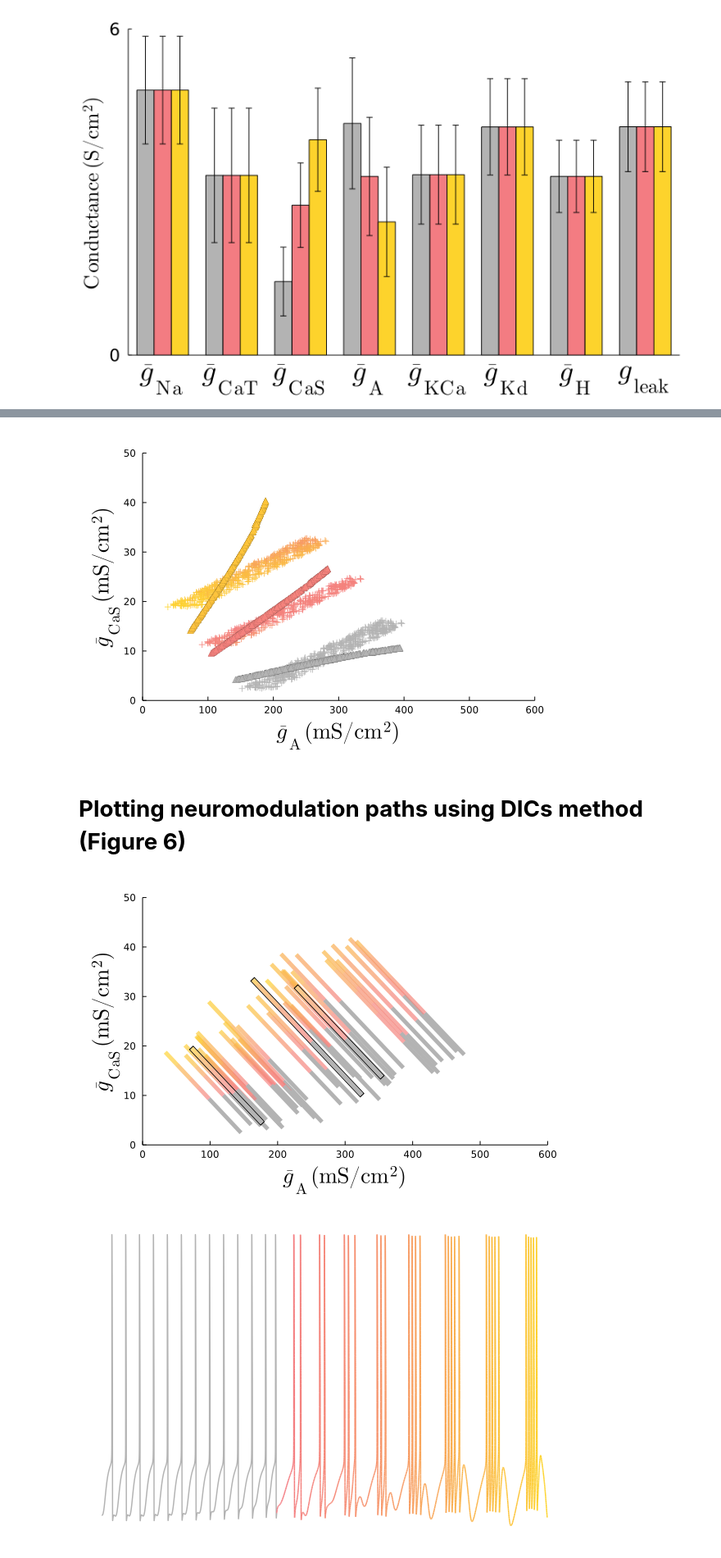
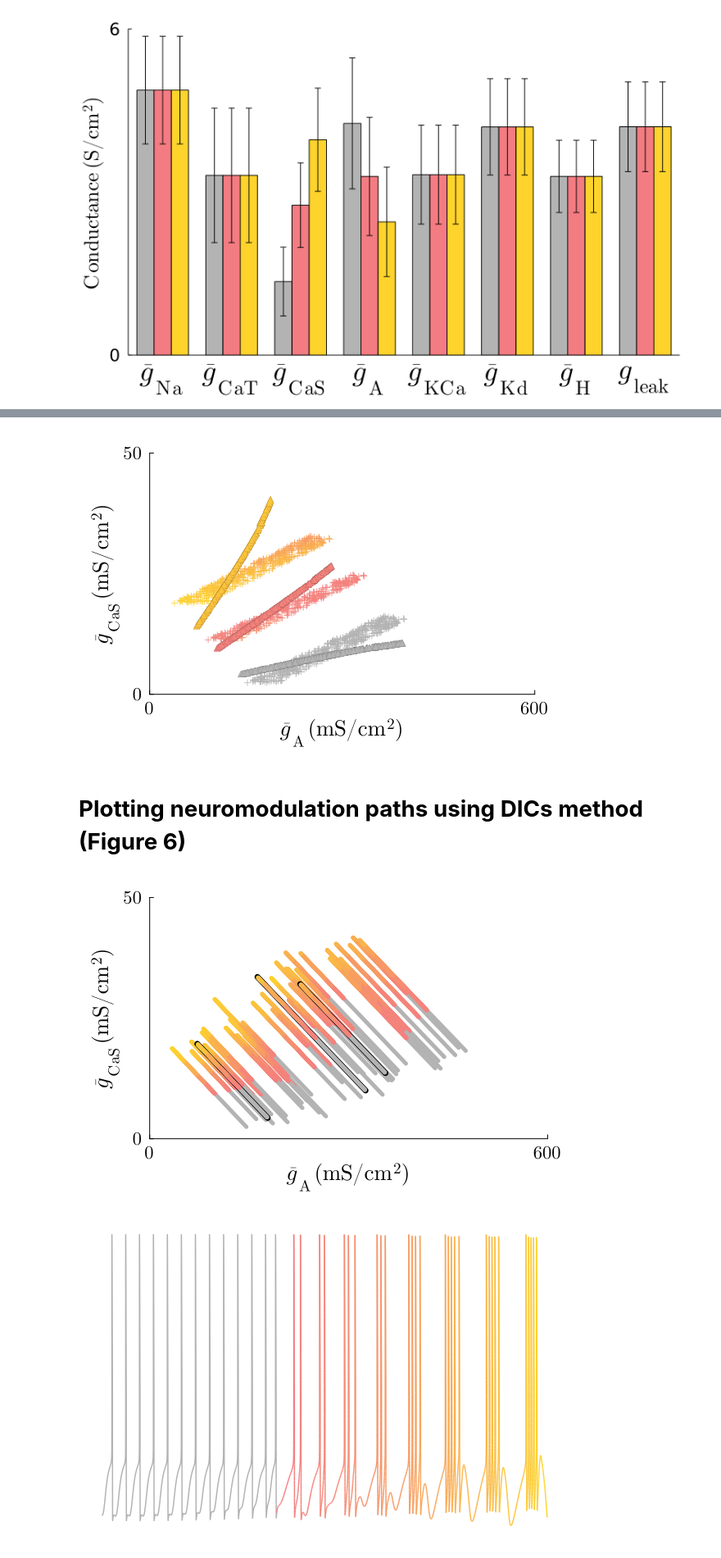
Before and after one commit to arthur-fyon/CORR_2022, a Jupyter notebook: STG/FYON_2022_STG_plots.ipynb, the cells around one changed output, grey strips where cells are left out. Shown at 82% size. Drawn from its saved outputs; the diff is of its cells as text; code cells hidden in the pictures.

Commit message:
Finally ending figures

```diff
--- a/STG/FYON_2022_STG_plots.ipynb
+++ b/STG/FYON_2022_STG_plots.ipynb
@@ -1555,15 +1708,17 @@ end;
 # %%
 p5c = scatter(g_all_spiking_DIC[:, 4], g_all_spiking_DIC[:, 3], label="", legend=false,
               markershape=:cross, color=:gray70, grid=false, yguidefontsize=18,
-              xguidefontsize=18, legendfontsize=12, margin=5Plots.mm,
-              colorbar_title="burstiness", colorbar_titlefontsize=18, markerstrokewidth=0.)
+              xguidefontsize=18, legendfontsize=12, margin=5Plots.mm, tickfontsize=15,
+              colorbar_titlefontsize=18, size=(600, 400),
+              xticks=([0, 600], [L"0", L"600"]), yticks=([0, 50], [L"0", L"50"]),
+              colorbar_title="burstiness")
 scatter!(g_all_spiking_leak[:, 4], g_all_spiking_leak[:, 3], label="",
          color=:gray70, markershape=:utriangle, markerstrokewidth=0.)
 scatter!(g_all_doublets_DIC_plot[:, 4], g_all_doublets_DIC_plot[:, 3], label="", markershape=:cross,
-         zcolor=burstiness_doublets_DIC, c=cgrad(mycmap, rev=false), markerstrokewidth=0.)
+         zcolor=burstiness_doublets_DIC, c=cgrad(mycmap, rev=false))
 scatter!(g_all_doublets_leak[:, 4], g_all_doublets_leak[:, 3], label="", markerstrokewidth=0.,
          markershape=:utriangle, zcolor=burstiness_doublets_leak, c=cgrad(mycmap, rev=false))
-scatter!(g_all_bursting_DIC[:, 4], g_all_bursting_DIC[:, 3], label="", markerstrokewidth=0.,
+scatter!(g_all_bursting_DIC[:, 4], g_all_bursting_DIC[:, 3], label="",
          markershape=:cross, zcolor=burstiness_bursting_DIC, c=cgrad(mycmap, rev=false))
 scatter!(g_all_bursting_leak[:, 4], g_all_bursting_leak[:, 3], label="", markerstrokewidth=0.,
          markershape=:utriangle, zcolor=burstiness_bursting_leak, c=cgrad(mycmap, rev=false))
@@ -1573,9 +1728,9 @@ xlabel!(L"\bar{g}_\mathrm{A}\,\mathrm{(mS/cm^2)}")
 ylims!((0, 50))
 xlims!((0, 600))
 display(p5c)
-savefig(p5c, "./figures/neuromod_gCaSA_separation_burstiness.pdf")
+# savefig(p5c, "./figures/neuromod_gCaSA_separation_burstiness.pdf")
 # %% [output]
-[figure, old version]
+[figure, new version]
 # %% [markdown]
 # **Plotting neuromodulation paths using DICs method (Figure 6)**
 # %%
@@ -1600,7 +1755,8 @@ Random.seed!(809)
 j3 = Int(ceil(rand(1, 1)[1] * n))
 
 # Plotting the results
-p6a = plot(legend=false)
+p6a = plot(legend=false, tickfontsize=15, markerstrokewidth=0., size=(600, 400),
+           xticks=([0, 600], [L"0", L"600"]), yticks=([0, 50], [L"0", L"50"]))
 
 # Looping over all neurons
 for j = 1 : n
@@ -1622,35 +1778,35 @@ for j in [j1, j2, j3]
     # Add a black frame to the path
     line_ACaS = fit(gAs[:, j], gCaSs[:, j], 1)
     start_x = minimum(gAs[:, j]) - 1
     end_x = maximum(gAs[:, j]) + 1
     plot!([start_x, end_x], [line_ACaS(start_x), line_ACaS(end_x)],
           label="", grid=false, linewidth=7, yguidefontsize=18,
           xguidefontsize=18, margin=5Plots.mm, color=:black)
 
     plot!(gAs[:, j], gCaSs[:, j], label="", grid=false, linewidth=5,
           yguidefontsize=18, xguidefontsize=18, margin=5Plots.mm, color=:white)
 
     # Plotting first spiking neurons
     i_thresh = minimum(findall(burstiness[:, j] .> 0))
     if i_thresh > 1
         plot!(gAs[1:i_thresh, j], gCaSs[1:i_thresh, j], label="", grid=false, linewidth=5,
               yguidefontsize=18, xguidefontsize=18, margin=5Plots.mm, color=:gray70)
     end
 
     # Then plotting bursting neurons
     plot!(gAs[i_thresh:end, j], gCaSs[i_thresh:end, j], label="",
           line_z=burstiness[i_thresh:end, j], grid=false, linewidth=5, clim=(700, 7000),
           yguidefontsize=18, xguidefontsize=18, margin=5Plots.mm, c=cgrad(mycmap, rev=false))
 end
 
 ylabel!(L"\bar{g}_\mathrm{CaS}\,\mathrm{(mS/cm^2)}")
 xlabel!(L"\bar{g}_\mathrm{A}\,\mathrm{(mS/cm^2)}")
 ylims!((0, 50))
 xlims!((0, 600))
 display(p6a)
-savefig(p6a, "./figures/neuromod_gCaSA_paths.pdf")
+# savefig(p6a, "./figures/neuromod_gCaSA_paths.pdf")
 # %% [output]
-[figure, old version]
+[figure, new version]
 # %%
 # Definition of simulation time (in ms)
 const Tfinal = 2015
```
Also changed, not shown: parts of 13 cells of this notebook, 40 other files.
